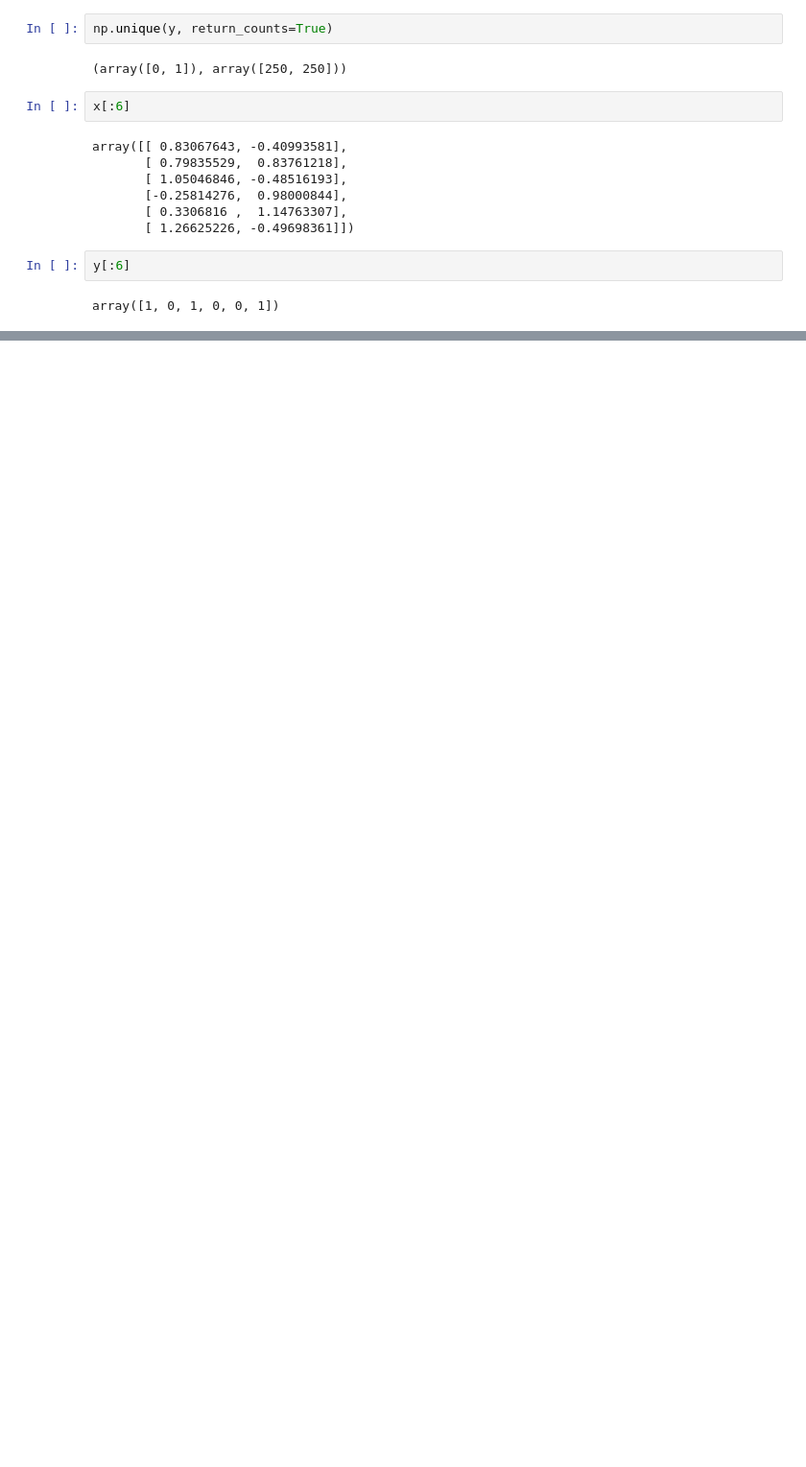
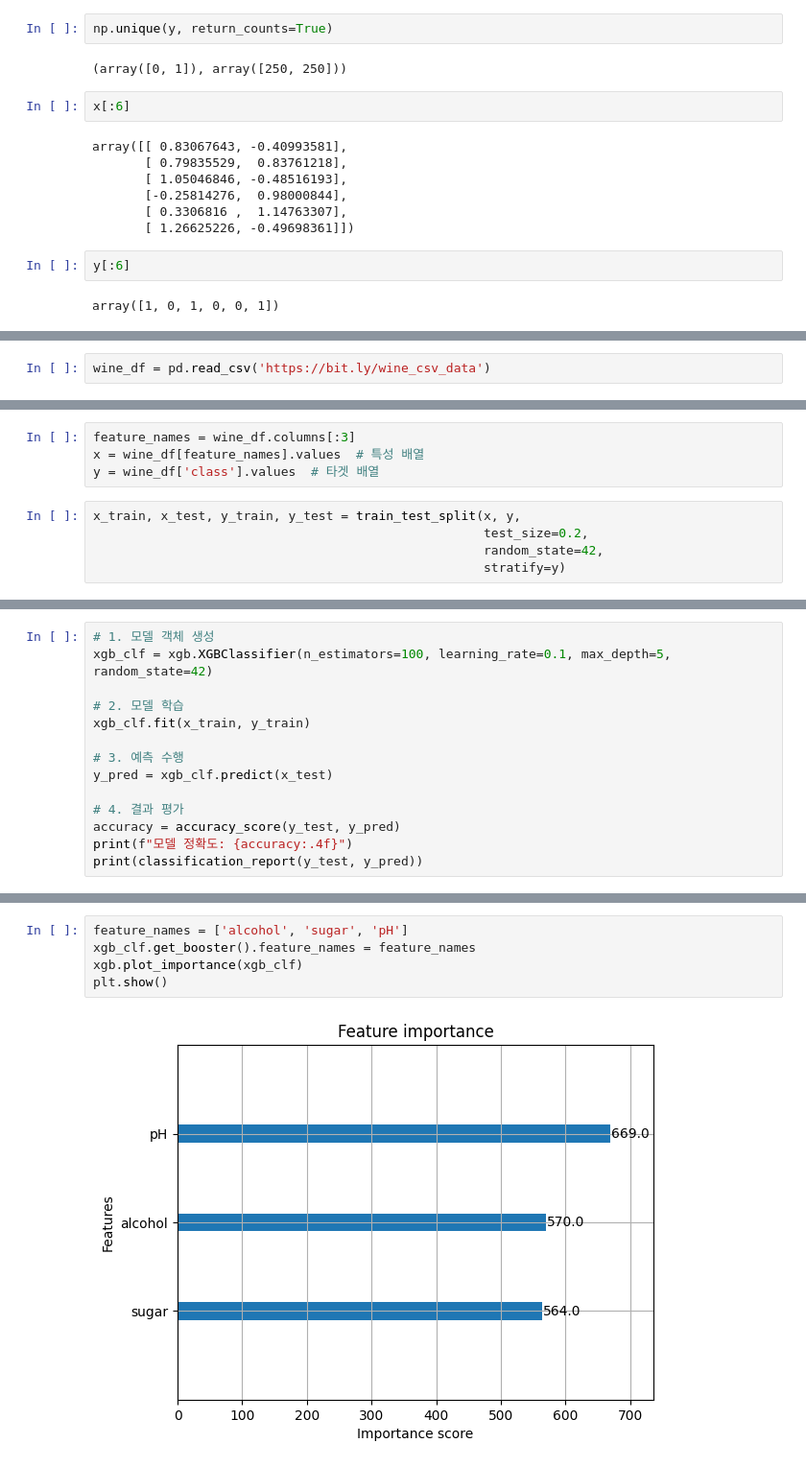
Before and after one commit to YounJJ/202511_BD53, a Jupyter notebook: lab_ml/ml11_ensemble.ipynb, the cells around one changed output, grey strips where cells are left out. Shown at 96% size. Drawn from its saved outputs; the diff is of its cells as text; blank space fills up the shorter version.

```diff
--- a/lab_ml/ml11_ensemble.ipynb
+++ b/lab_ml/ml11_ensemble.ipynb
@@ -71,0 +353,2 @@ plt.show()
+# %%
+wine_df = pd.read_csv('https://bit.ly/wine_csv_data')
@@ -71,0 +364,9 @@ plt.show()
+# %%
+feature_names = wine_df.columns[:3]
+x = wine_df[feature_names].values  # 특성 배열
+y = wine_df['class'].values  # 타겟 배열
+# %%
+x_train, x_test, y_train, y_test = train_test_split(x, y,
+                                                    test_size=0.2,
+                                                    random_state=42,
+                                                    stratify=y)
@@ -71,0 +512,14 @@ plt.show()
+# %%
+# 1. 모델 객체 생성
+xgb_clf = xgb.XGBClassifier(n_estimators=100, learning_rate=0.1, max_depth=5, random_state=42)
+
+# 2. 모델 학습
+xgb_clf.fit(x_train, y_train)
+
+# 3. 예측 수행
+y_pred = xgb_clf.predict(x_test)
+
+# 4. 결과 평가
+accuracy = accuracy_score(y_test, y_pred)
+print(f"모델 정확도: {accuracy:.4f}")
+print(classification_report(y_test, y_pred))
@@ -71,0 +536,7 @@ plt.show()
+# %%
+feature_names = ['alcohol', 'sugar', 'pH']
+xgb_clf.get_booster().feature_names = feature_names
+xgb.plot_importance(xgb_clf)
+plt.show()
+# %% [output]
+[figure, added]
```
Also changed, not shown: parts of 81 cells of this notebook.
